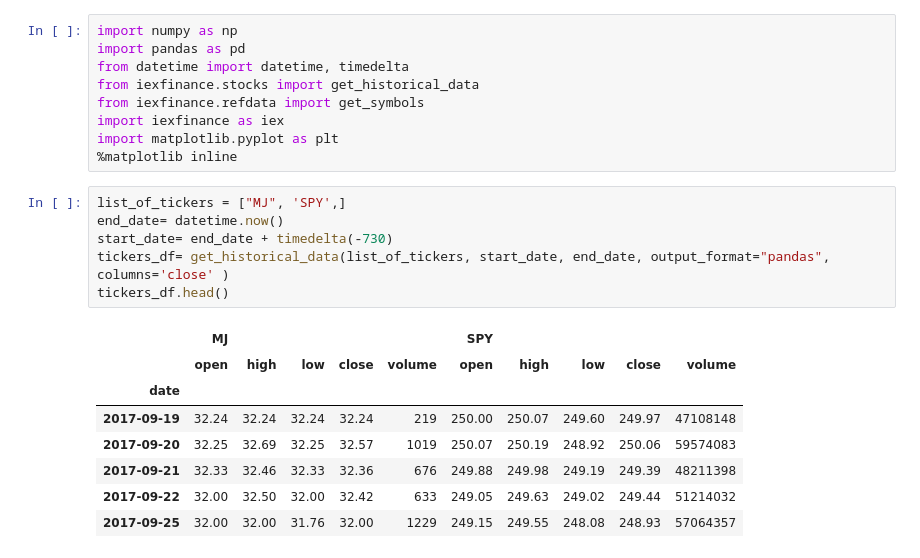
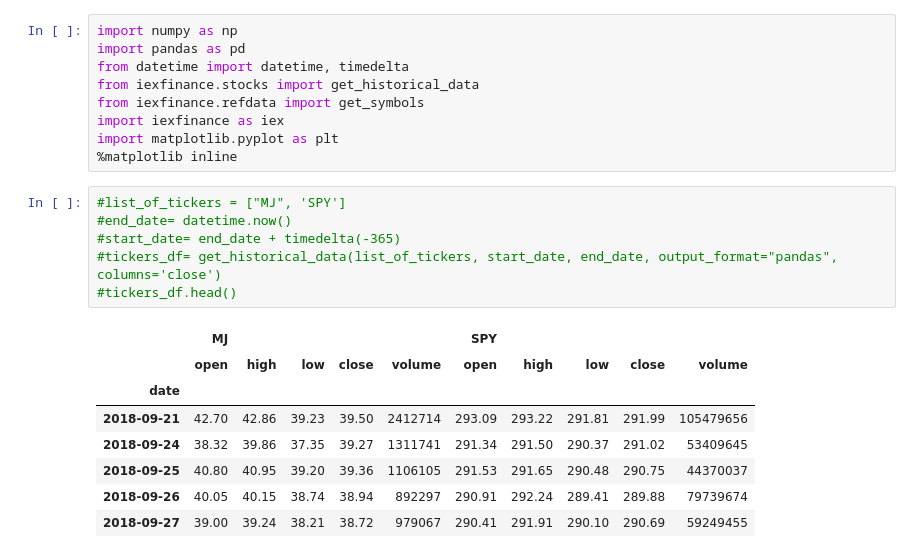
Before and after one commit to Briantaylor97/Cannabis-industry-analysis, a Jupyter notebook: MJ_index_compare.ipynb, the cells around one changed output. Saved outputs shown, nothing was run; the diff lists cells and outputs as text.

```diff
--- a/MJ_index_compare.ipynb
+++ b/MJ_index_compare.ipynb
@@ -8,17 +8,17 @@ import iexfinance as iex
 import matplotlib.pyplot as plt
 %matplotlib inline
 # %%
-list_of_tickers = ["MJ", 'SPY',]
-end_date= datetime.now()
-start_date= end_date + timedelta(-730)
-tickers_df= get_historical_data(list_of_tickers, start_date, end_date, output_format="pandas", columns='close' )
-tickers_df.head()
+#list_of_tickers = ["MJ", 'SPY']
+#end_date= datetime.now()
+#start_date= end_date + timedelta(-365)
+#tickers_df= get_historical_data(list_of_tickers, start_date, end_date, output_format="pandas", columns='close')
+#tickers_df.head()
 # %% [output]
 |  | MJ |  |  |  |  | SPY |  |  |  |  |
 |  | open | high | low | close | volume | open | high | low | close | volume |
 | date |  |  |  |  |  |  |  |  |  |  |
-| 2017-09-19 | 32.24 | 32.24 | 32.24 | 32.24 | 219 | 250.00 | 250.07 | 249.60 | 249.97 | 47108148 |
-| 2017-09-20 | 32.25 | 32.69 | 32.25 | 32.57 | 1019 | 250.07 | 250.19 | 248.92 | 250.06 | 59574083 |
-| 2017-09-21 | 32.33 | 32.46 | 32.33 | 32.36 | 676 | 249.88 | 249.98 | 249.19 | 249.39 | 48211398 |
-| 2017-09-22 | 32.00 | 32.50 | 32.00 | 32.42 | 633 | 249.05 | 249.63 | 249.02 | 249.44 | 51214032 |
-| 2017-09-25 | 32.00 | 32.00 | 31.76 | 32.00 | 1229 | 249.15 | 249.55 | 248.08 | 248.93 | 57064357 |
+| 2018-09-21 | 42.70 | 42.86 | 39.23 | 39.50 | 2412714 | 293.09 | 293.22 | 291.81 | 291.99 | 105479656 |
+| 2018-09-24 | 38.32 | 39.86 | 37.35 | 39.27 | 1311741 | 291.34 | 291.50 | 290.37 | 291.02 | 53409645 |
+| 2018-09-25 | 40.80 | 40.95 | 39.20 | 39.36 | 1106105 | 291.53 | 291.65 | 290.48 | 290.75 | 44370037 |
+| 2018-09-26 | 40.05 | 40.15 | 38.74 | 38.94 | 892297 | 290.91 | 292.24 | 289.41 | 289.88 | 79739674 |
+| 2018-09-27 | 39.00 | 39.24 | 38.21 | 38.72 | 979067 | 290.41 | 291.91 | 290.10 | 290.69 | 59249455 |
```
Also changed, not shown: parts of 6 cells of this notebook, 1 other file.
